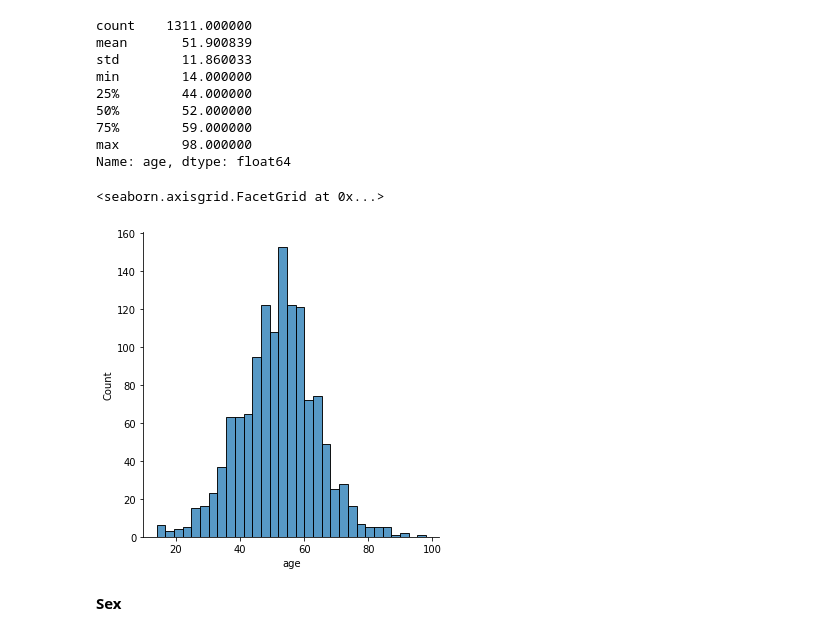
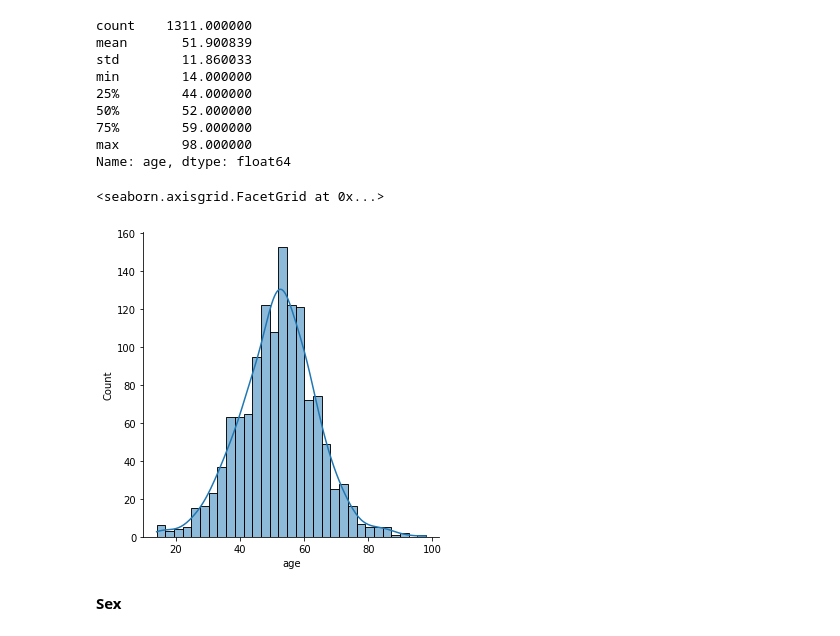
Before and after one commit to Marian-N/IAU, a Jupyter notebook: Untitled.ipynb, the cells around one changed output. Cells and saved outputs as stored; diff of their text form; code cells hidden in the pictures.

```diff
--- a/Untitled.ipynb
+++ b/Untitled.ipynb
@@ -265,10 +266,10 @@ min        14.000000
 max        98.000000
 Name: age, dtype: float64
 # %%
-sns.displot(df['age'])
+sns.displot(df['age'], kde=True)
 # %% [output]
 <seaborn.axisgrid.FacetGrid at 0x...>
-[figure, old version]
+[figure, new version]
 # %% [markdown]
 **Sex**
 # %% [markdown]
```
Also changed, not shown: parts of 18 cells of this notebook.
